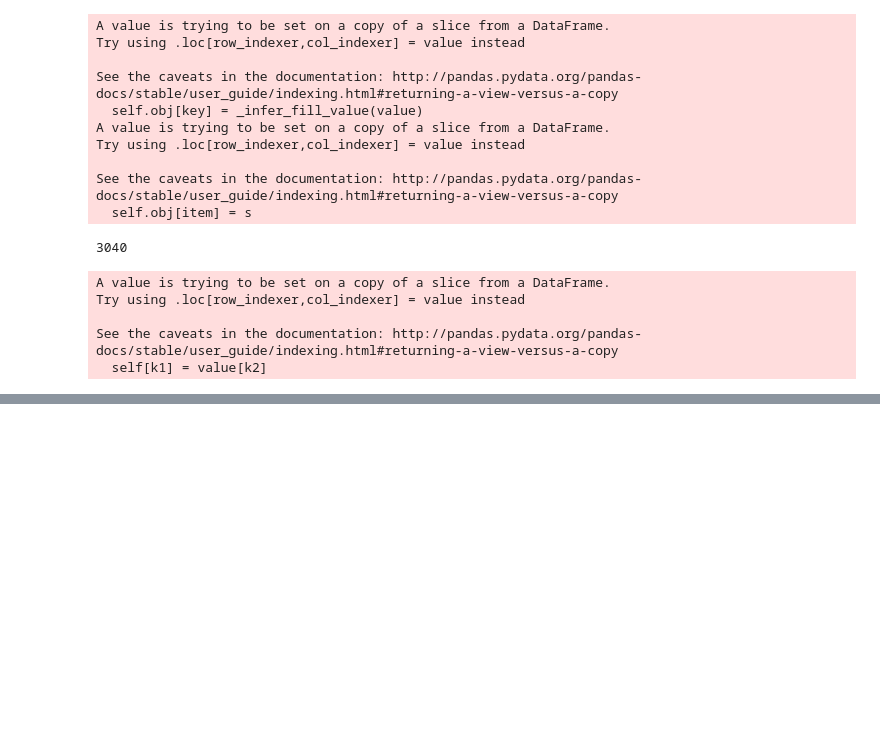
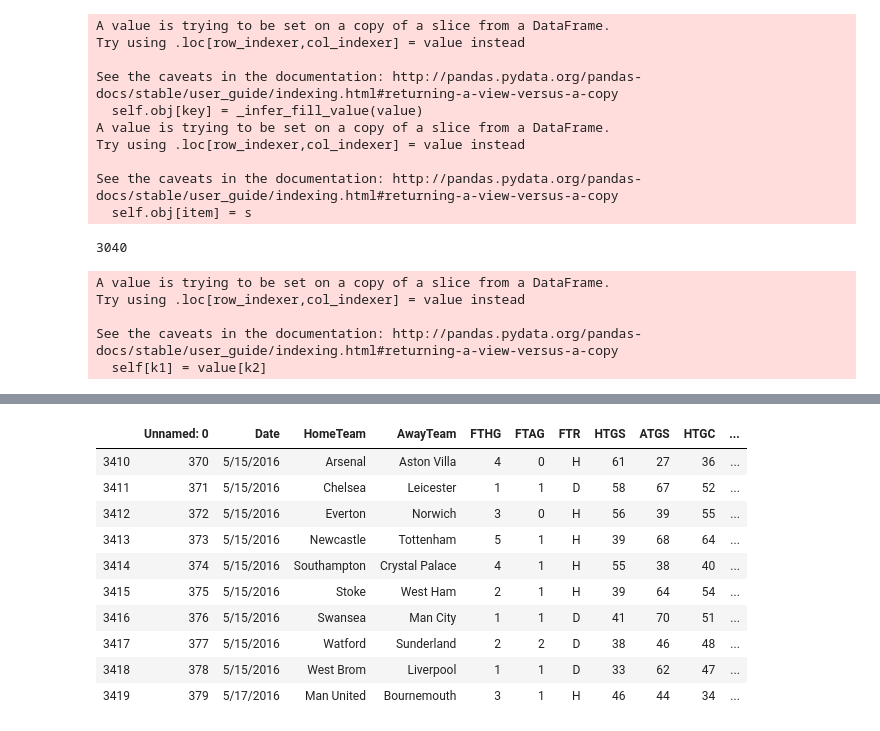
Before and after one commit to enliktjioe/nn2020-football, a Jupyter notebook: Preprocessing.ipynb, the cells around one changed output, grey strips where cells are left out. Cells and saved outputs as stored; diff of their text form; code cells hidden in the pictures; blank space fills up the shorter version.

```diff
--- a/Preprocessing.ipynb
+++ b/Preprocessing.ipynb
@@ -446,0 +471,15 @@ df_epl_stat = pd.read_csv('epl_stats.csv')
+# %%
+df_epl_stat_ = df_epl_stat.iloc[-3040:]
+df_epl_stat.tail(10)
+# %% [output]
+|  | Unnamed: 0 | Date | HomeTeam | AwayTeam | FTHG | FTAG | FTR | HTGS | ATGS | HTGC | ... |
+| 3410 | 370 | 5/15/2016 | Arsenal | Aston Villa | 4 | 0 | H | 61 | 27 | 36 | ... |
+| 3411 | 371 | 5/15/2016 | Chelsea | Leicester | 1 | 1 | D | 58 | 67 | 52 | ... |
+| 3412 | 372 | 5/15/2016 | Everton | Norwich | 3 | 0 | H | 56 | 39 | 55 | ... |
+| 3413 | 373 | 5/15/2016 | Newcastle | Tottenham | 5 | 1 | H | 39 | 68 | 64 | ... |
+| 3414 | 374 | 5/15/2016 | Southampton | Crystal Palace | 4 | 1 | H | 55 | 38 | 40 | ... |
+| 3415 | 375 | 5/15/2016 | Stoke | West Ham | 2 | 1 | H | 39 | 64 | 54 | ... |
+| 3416 | 376 | 5/15/2016 | Swansea | Man City | 1 | 1 | D | 41 | 70 | 51 | ... |
+| 3417 | 377 | 5/15/2016 | Watford | Sunderland | 2 | 2 | D | 38 | 46 | 48 | ... |
+| 3418 | 378 | 5/15/2016 | West Brom | Liverpool | 1 | 1 | D | 33 | 62 | 47 | ... |
+| 3419 | 379 | 5/17/2016 | Man United | Bournemouth | 3 | 1 | H | 46 | 44 | 34 | ... |
```
Also changed, not shown: parts of 5 cells of this notebook.
